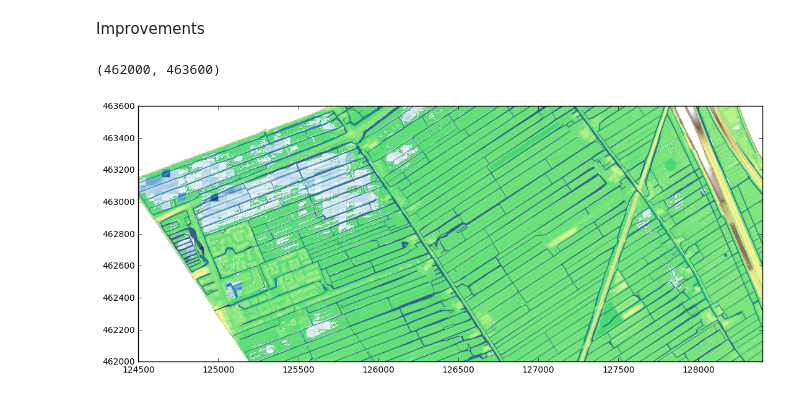
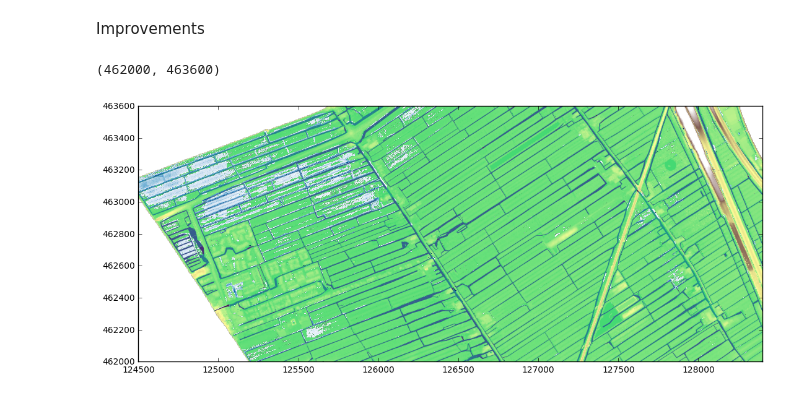
Before and after one commit to openearth/notebooks, a Jupyter notebook: kockengen.ipynb, the cells around one changed output. Cells and saved outputs as stored; diff of their text form; code cells hidden in the pictures.

```diff
--- a/kockengen.ipynb
+++ b/kockengen.ipynb
@@ -147,7 +147,7 @@ def subgrid_waterdepth(face_idx, dem, grid, data, tables, correction):
     pixel_area = dem['dxp'] * dem['dyp']
     face_area = np.prod(dem_i.shape) * pixel_area
 
-    if fill_idx >= len(cum_volume_table):
+    if fill_idx >= len(cum_volume_table) - 1:
         remaining = (vol_i - cum_volume_table[-1]) / face_area
         target_level = bins[-1] + remaining
     else:
@@ -221,8 +221,9 @@ for id_, face in zip(idx, tqdm.tqdm_notebook(faces)):
     ]
     dem_i = dem['band'][face_px2slice]
     if not dem_i.mask.all():
-        n, bins = np.histogram(dem_i.flatten(), bins=10)
-        volume_table = np.abs(affine.a * affine.e) * n * np.diff(bins)
+        n, bins = np.histogram(dem_i.flatten(), bins=np.linspace(-2.5, 1.0))
+        n_cum = np.cumsum(n)
+        volume_table = np.abs(affine.a * affine.e) * n_cum * np.diff(bins)
         cum_volume_table = np.cumsum(volume_table)
     else:
         n, bins = None, None
@@ -337,33 +339,35 @@ ax.imshow(
 
 for face_idx in iter(tables.index):
     row = tables.ix[face_idx]
     if not (
         (bounds_x[0] <= row['extent'][0] < bounds_x[1])
         or (bounds_x[0] <= row['extent'][1] < bounds_x[1])
     ):
         continue
     if not (
         (bounds_y[0] <= row['extent'][2] < bounds_y[1])
         or (bounds_y[0] <= row['extent'][3] < bounds_y[1])
     ):
         continue
     waterdepth_i = subgrid_waterdepth(face_idx, dem=dem, grid=grid, data=data, correction=0, tables=tables)
     if waterdepth_i is None:
         # cells without dem
         print(face_idx)
         continue
     # lookup row, so we know where to plot
-
-    ax.imshow(np.ma.masked_less_equal(waterdepth_i, 0.0), extent=row['extent'], vmin=0, vmax=1, cmap='Blues')
+    extent = row['extent']
+    extent[1] += 1.0
+    extent[3] += 1.0
+    ax.imshow(np.ma.masked_less_equal(waterdepth_i, 0.0), extent=extent, vmin=0, vmax=0.5, cmap='Blues')
 ax.autoscale()
 
 colors[:,3] = 1.0
 s = np.s_[:]
 polys = matplotlib.collections.PolyCollection(verts[s], facecolors=colors[s], edgecolors='none', closed=False)
 ax.add_collection(polys)
 
 ax.set_xlim(*bounds_x)
 ax.set_ylim(*bounds_y)
 # %% [output]
 (462000, 463600)
-[figure, old version]
+[figure, new version]
```
Also changed, not shown: parts of 6 cells of this notebook.
